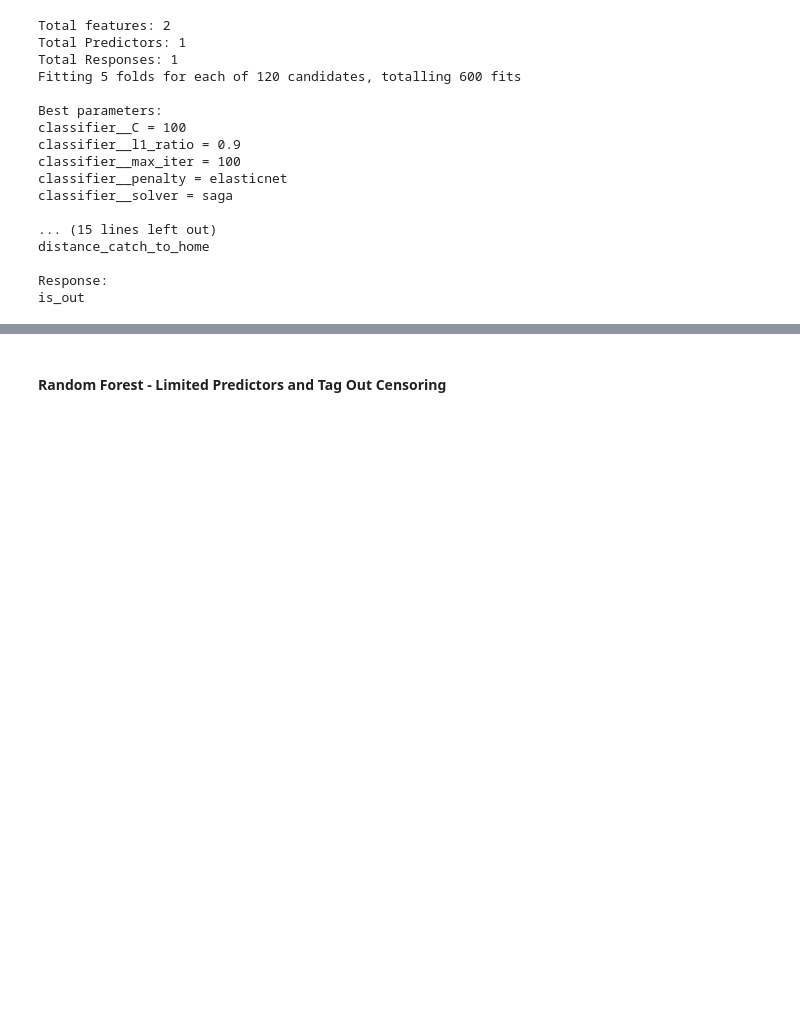
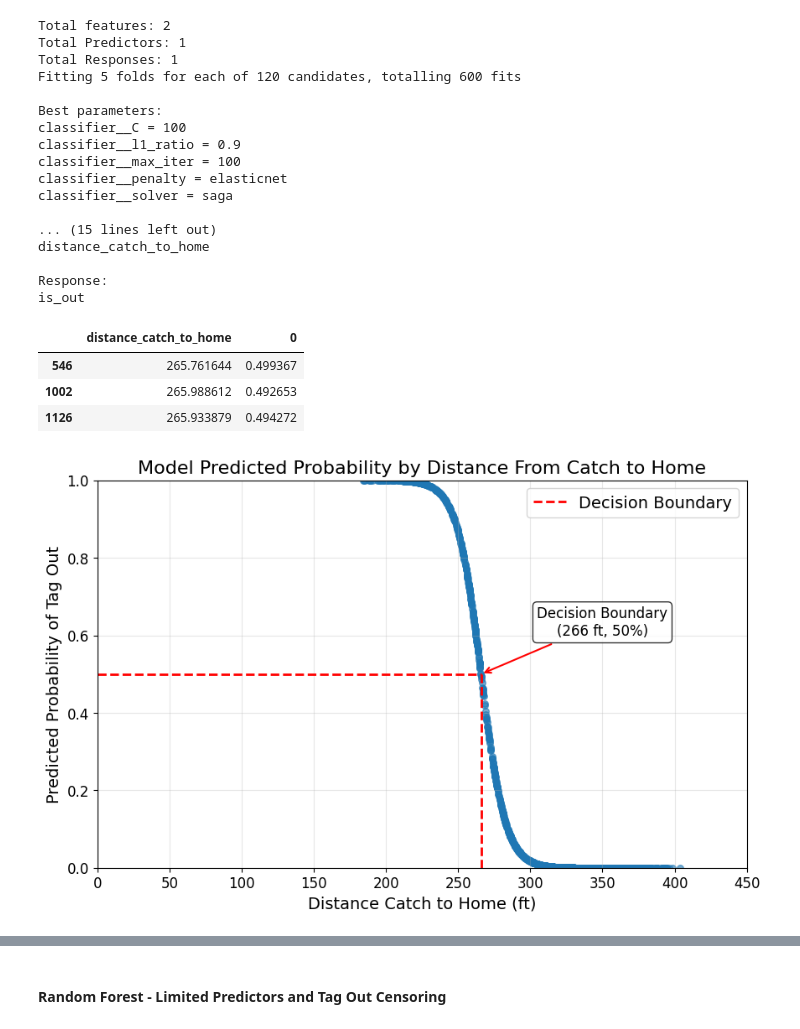
Before and after one commit to Dodgers-Capstone/Sacrifice-Fly-Modeling, a Jupyter notebook: notebooks/1_master.ipynb, the cells around one changed output, grey strips where cells are left out. Saved outputs shown, nothing was run; the diff lists cells and outputs as text; code cells hidden in the pictures; blank space fills up the shorter version.

```diff
--- a/notebooks/1_master.ipynb
+++ b/notebooks/1_master.ipynb
@@ -2046,3 +2096,61 @@ distance_catch_to_home
 
 Response:
 is_out
+# %%
+pipeline = results['pipeline']
+X_train = results['X_train']
+X_test = results['X_test']
+y_train = results['y_train']
+y_test = results['y_test']
+y_pred = results['y_pred']
+y_pred_proba = results['y_pred_proba']
+brier_score = results['brier_score']
+log_loss = results['log_loss']
+feature_names = results['feature_names']
+response_names = results['response_names']
+
+threshold = pd.concat([pd.DataFrame(X_test), pd.DataFrame(y_pred_proba)], axis=1)
+threshold = threshold[(threshold[0] > 0.49) & (threshold[0] < 0.50)]
+threshold
+# %% [output]
+|  | distance_catch_to_home | 0 |
+| 546 | 265.761644 | 0.499367 |
+| 1002 | 265.988612 | 0.492653 |
+| 1126 | 265.933879 | 0.494272 |
+# %%
+distance_catch_to_home_pd = X_test["distance_catch_to_home"]
+plt.figure(figsize=(10, 6))
+plt.scatter(distance_catch_to_home_pd, y_pred_proba, alpha=0.6, s=30)
+
+# Create decision boundary lines that only extend to the intersection point
+# Vertical line from bottom to y=0.5
+plt.plot([266, 266], [0, 0.5], color='red', linestyle='--', linewidth=2, label='Decision Boundary')
+# Horizontal line from left edge to x=266
+plt.plot([0, 266], [0.5, 0.5], color='red', linestyle='--', linewidth=2)
+
+# Add annotation with arrow pointing to the intersection
+plt.annotate('Decision Boundary\n(266 ft, 50%)',
+             xy=(266, 0.5),  # Point to annotate (intersection)
+             xytext=(350, 0.6),  # Text position (offset to the right and up)
+             arrowprops=dict(arrowstyle='->',
+                           color='red',
+                           lw=1.5),
+             fontsize=12,  # Consistent with labels
+             ha='center',
+             bbox=dict(boxstyle='round,pad=0.3', facecolor='white', alpha=0.8))
+
+plt.xlabel('Distance Catch to Home (ft)', fontsize=14)
+plt.ylabel('Predicted Probability of Tag Out', fontsize=14)
+plt.title('Model Predicted Probability by Distance From Catch to Home', fontsize=16)
+plt.xlim([0, 450])
+plt.ylim([0, 1])
+plt.legend(fontsize=14)
+plt.grid(True, alpha=0.3)
+
+# Make tick labels consistent too
+plt.xticks(fontsize=12)
+plt.yticks(fontsize=12)
+
+plt.show()
+# %% [output]
+[figure, added]
```
Also changed, not shown: parts of 5 cells of this notebook, 2 other files.
